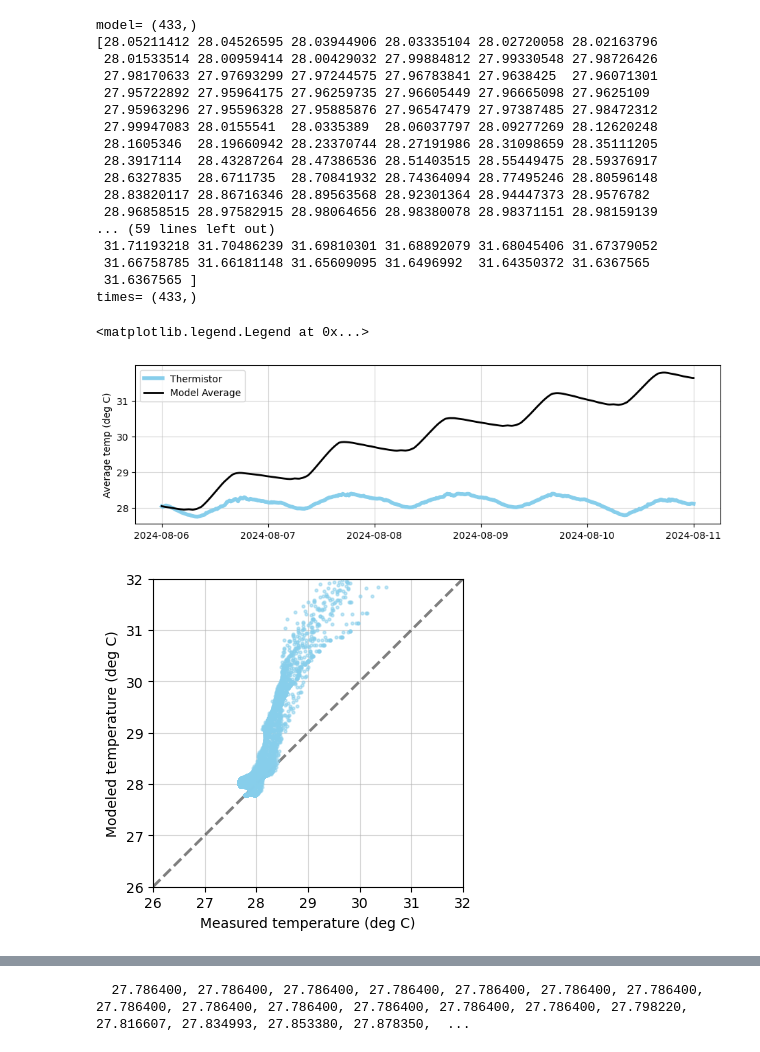
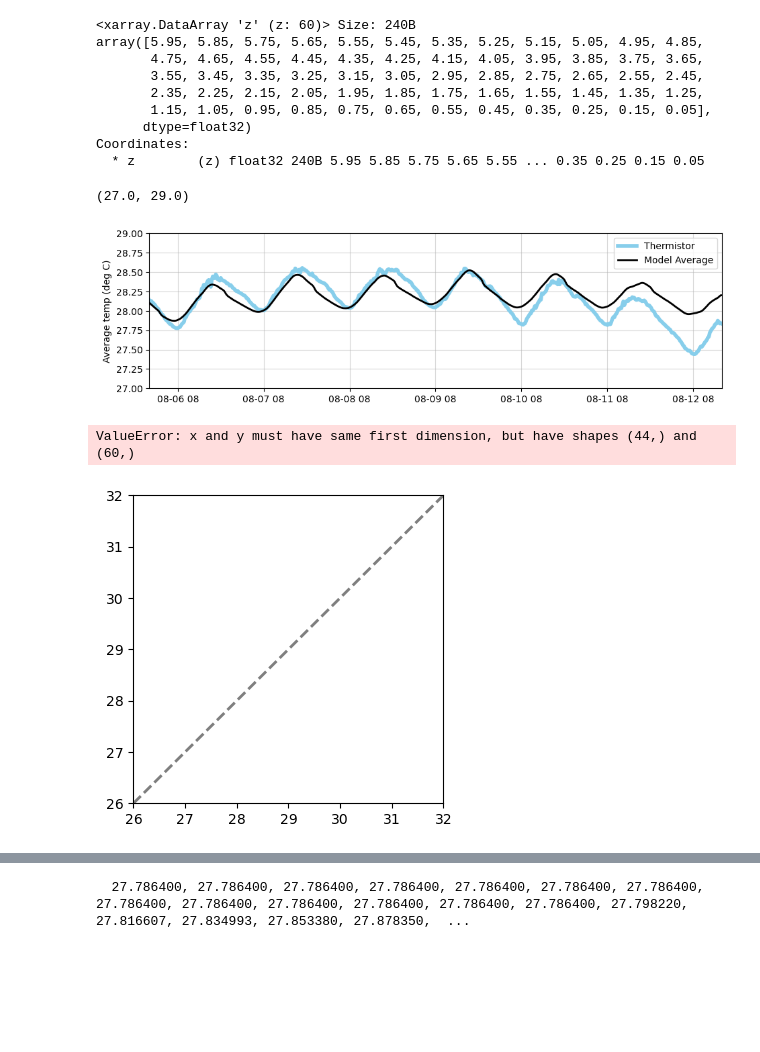
Before and after one commit to sienna-white/1D_JL_Turbulence_Model, a Jupyter notebook: validate_heat_flux.ipynb, the cells around one changed output, grey strips where cells are left out. Cells and saved outputs as stored; diff of their text form; code cells hidden in the pictures; blank space fills up the shorter version.

```diff
--- a/validate_heat_flux.ipynb
+++ b/validate_heat_flux.ipynb
@@ -32,6 +52,8 @@ thermistor = pd.read_feather(fn)
 thermistor = thermistor.iloc[::isave, :]
 thermistor = thermistor.iloc[0:nt, :]
 
-print(thermistor.index)
+thermistor = thermistor.iloc[:, -45:-1]
 # print(thermistor.index)
+# print(thermistor.index)
+print(thermistor.columns)
 # %% [output]
@@ -50,46 +76,39 @@ DatetimeIndex(['2024-08-06 00:00:00', '2024-08-06 00:16:40',
 # %%
-model_av = model.C.mean(dim='z').values
+model_av = model.C.sel(z=slice(5,0)).mean(dim='z').values
+# model_av = model.C.mean(dim='z').values
 model_av[-1] = model_av[-2]  # Fix last value to match thermistor length
-
-print("model=", model_av.shape)
-print(model_av)
-print("times=", times.shape)
+print(model.C.z)
+# print("model=", model_av.shape)
+# print(model_av)
+# print("times=", times.shape)
 thermistor_av = thermistor.mean(axis=1).values
 
 
 fig = plt.figure(figsize=(11, 3))
 ax = fig.add_subplot(111)
 plt.plot(thermistor.index, thermistor_av, label="Thermistor", color='skyblue', linewidth=4)
 plt.plot(times, model_av, label="Model Average", color='black', linewidth=2)
 ax.grid(alpha=0.5)
 ax.set_ylabel("Average temp (deg C)")
 ax.legend()
-# ax.xaxis.set_major_locator(mdates.DayLocator(interval=1))
+ax.xaxis.set_major_locator(mdates.HourLocator(interval=24))
 # ax.xaxis.set_major_formatter(mdates.DateFormatter('%b-%d'))
-# ax.set_xlim(thermistor.index[0], thermistor.index[40])
-
+ax.set_xlim(thermistor.index[0], thermistor.index[-1])
+ax.set_ylim(27, 29)
 
 # print(model_av)
 # %% [output]
-model= (433,)
-[28.05211412 28.04526595 28.03944906 28.03335104 28.02720058 28.02163796
- 28.01533514 28.00959414 28.00429032 27.99884812 27.99330548 27.98726426
- 27.98170633 27.97693299 27.97244575 27.96783841 27.9638425  27.96071301
- 27.95722892 27.95964175 27.96259735 27.96605449 27.96665098 27.9625109
- 27.95963296 27.95596328 27.95885876 27.96547479 27.97387485 27.98472312
- 27.99947083 28.0155541  28.0335389  28.06037797 28.09277269 28.12620248
- 28.1605346  28.19660942 28.23370744 28.27191986 28.31098659 28.35111205
- 28.3917114  28.43287264 28.47386536 28.51403515 28.55449475 28.59376917
- 28.6327835  28.6711735  28.70841932 28.74364094 28.77495246 28.80596148
- 28.83820117 28.86716346 28.89563568 28.92301364 28.94447373 28.9576782
- 28.96858515 28.97582915 28.98064656 28.98380078 28.98371151 28.98159139
-... (59 lines left out)
- 31.71193218 31.70486239 31.69810301 31.68892079 31.68045406 31.67379052
- 31.66758785 31.66181148 31.65609095 31.6496992  31.64350372 31.6367565
- 31.6367565 ]
-times= (433,)
+<xarray.DataArray 'z' (z: 60)> Size: 240B
+array([5.95, 5.85, 5.75, 5.65, 5.55, 5.45, 5.35, 5.25, 5.15, 5.05, 4.95, 4.85,
+       4.75, 4.65, 4.55, 4.45, 4.35, 4.25, 4.15, 4.05, 3.95, 3.85, 3.75, 3.65,
+       3.55, 3.45, 3.35, 3.25, 3.15, 3.05, 2.95, 2.85, 2.75, 2.65, 2.55, 2.45,
+       2.35, 2.25, 2.15, 2.05, 1.95, 1.85, 1.75, 1.65, 1.55, 1.45, 1.35, 1.25,
+       1.15, 1.05, 0.95, 0.85, 0.75, 0.65, 0.55, 0.45, 0.35, 0.25, 0.15, 0.05],
+      dtype=float32)
+Coordinates:
+  * z        (z) float32 240B 5.95 5.85 5.75 5.65 5.55 ... 0.35 0.25 0.15 0.05
-<matplotlib.legend.Legend at 0x...>
+(27.0, 29.0)
-[figure, old version]
+[figure, new version]
 # %%
 fig = plt.figure(figsize=(4, 4))
 ax = fig.add_subplot(111)
@@ -104,7 +123,8 @@ ax.set_xlabel("Measured temperature (deg C)")
 ax.set_ylabel("Modeled temperature (deg C)")
 ax.grid(alpha=0.5)
 # %% [output]
+ValueError: x and y must have same first dimension, but have shapes (44,) and (60,)
-[figure, old version]
+[figure, new version]
 # %%
 # rmse = []
 # for i in range(1, nt-10):
```
Also changed, not shown: parts of 4 cells of this notebook, 2 other files.
